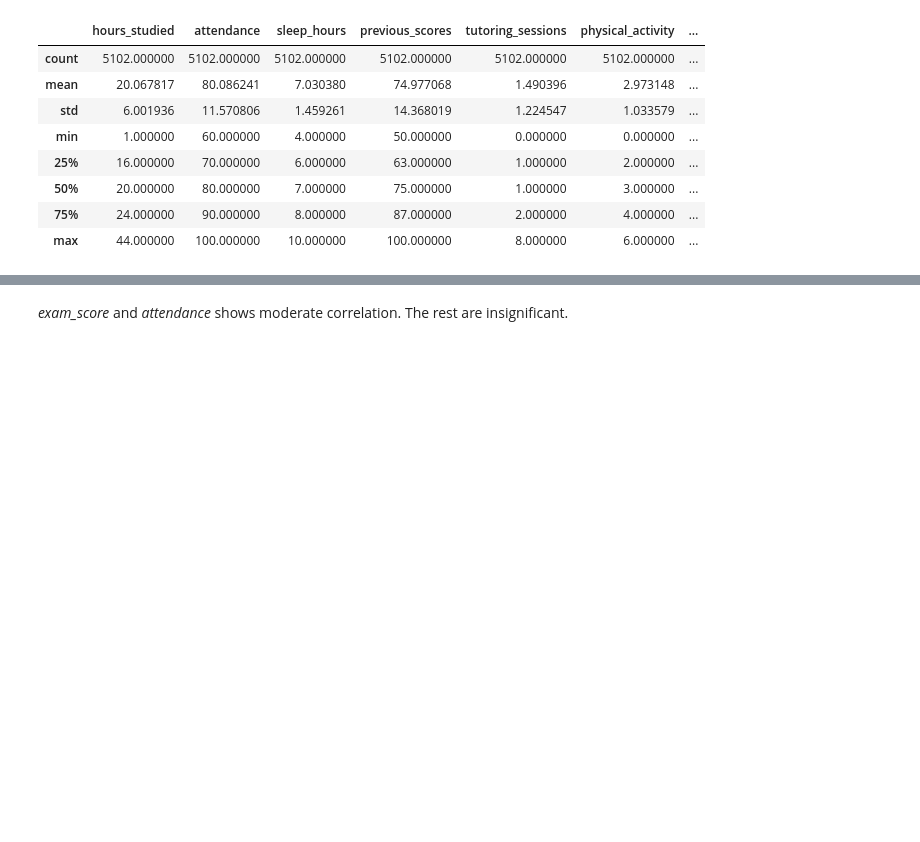
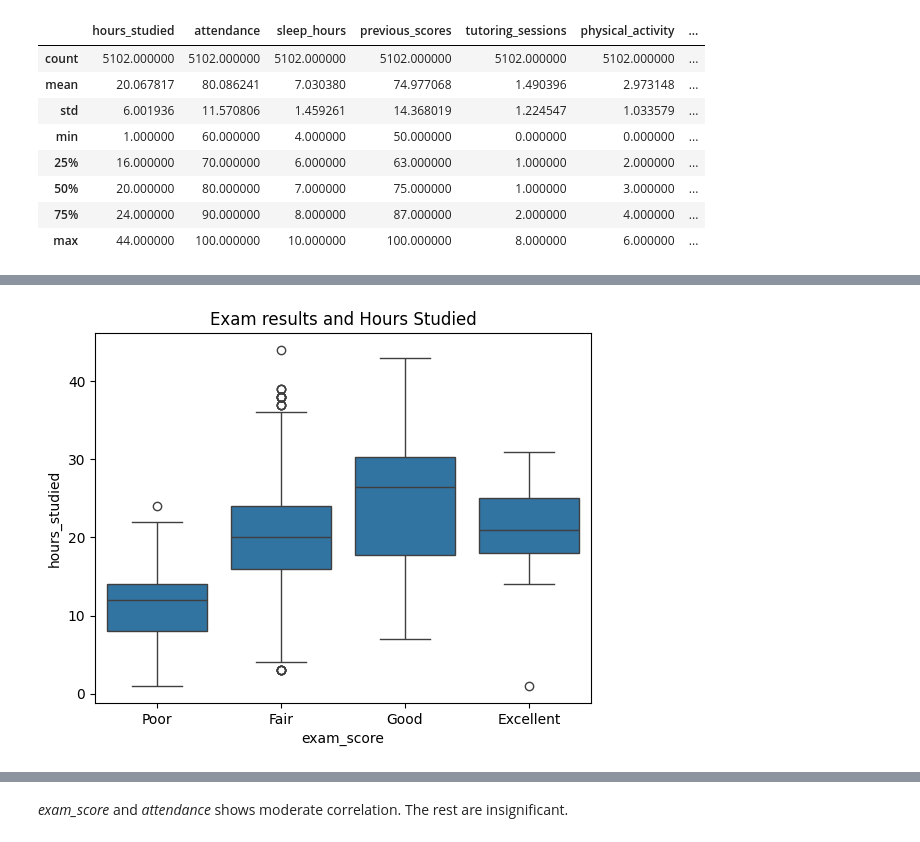
Before and after one commit to kabsmeiou/study-hours-estimator, a Jupyter notebook: study-hours-notebook.ipynb, the cells around one changed output, grey strips where cells are left out. Saved outputs shown, nothing was run; the diff lists cells and outputs as text; code cells hidden in the pictures; blank space fills up the shorter version.

```diff
--- a/study-hours-notebook.ipynb
+++ b/study-hours-notebook.ipynb
@@ -212,0 +165,9 @@ df_train[numerical_cols].corr()
+# %%
+# i decided to categorize the exam scores in 4 categories
+bins = [50, 60, 75, 90, 100]
+labels = ['Poor', 'Fair', 'Good', 'Excellent']
+df_exams_cat = pd.cut(df_full_train['exam_score'], bins=bins, labels=labels)
+sns.boxplot(x=df_exams_cat, y=df_full_train['hours_studied'])
+plt.title('Exam results and Hours Studied');
+# %% [output]
+[figure, added]
```
Also changed, not shown: parts of 31 cells of this notebook.
